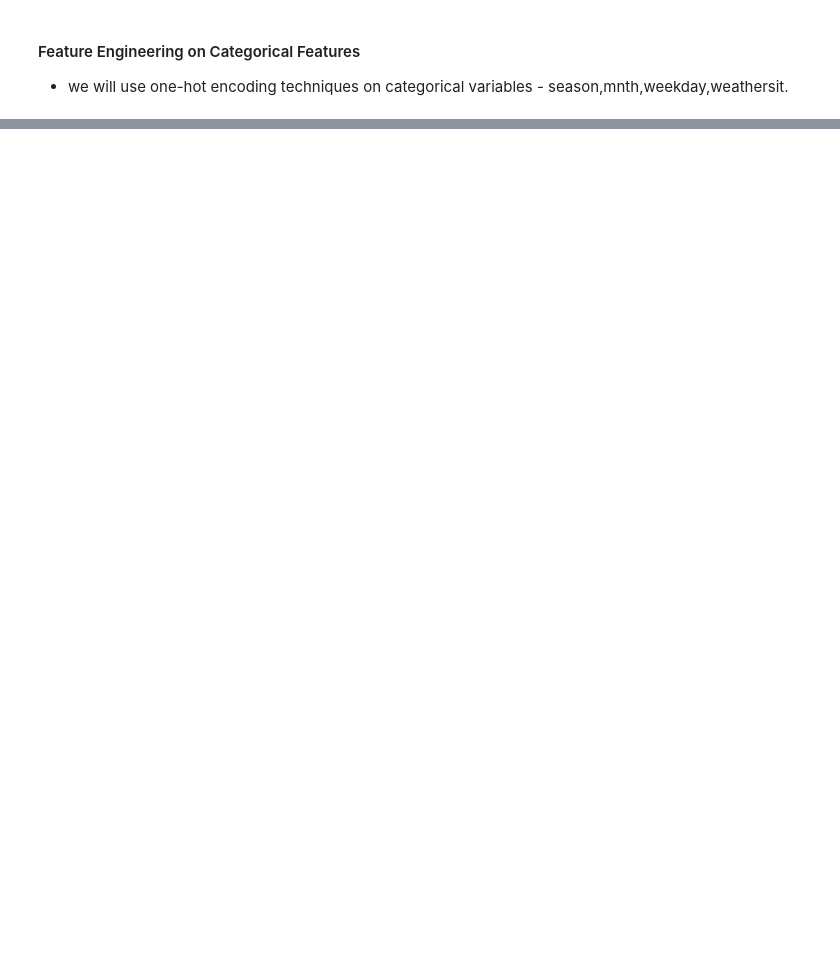
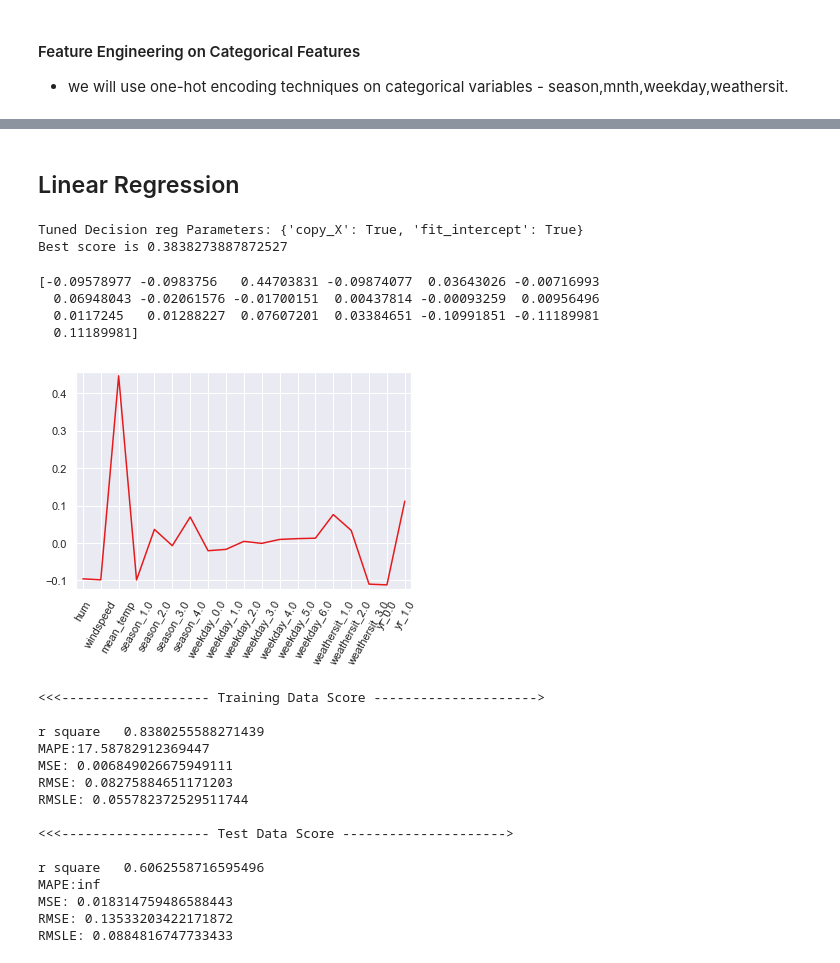
Before and after one commit to Akshaypatil7/Predicting-Bike-Rental-Count-Project, a Jupyter notebook: Predicting Bike Rental Count using Python.ipynb, the cells around one changed output, grey strips where cells are left out. Saved outputs shown, nothing was run; the diff lists cells and outputs as text; code cells hidden in the pictures; blank space fills up the shorter version.

```diff
--- a/Predicting Bike Rental Count using Python.ipynb
+++ b/Predicting Bike Rental Count using Python.ipynb
@@ -626,0 +761,59 @@ Index(['season', 'yr', 'mnth', 'holiday', 'weekday', 'workingday',
+# %% [markdown]
+## Linear Regression
+# %%
+# Setup the parameters and distributions to sample from: param_dist
+param_dist = {'copy_X':[True, False],
+          'fit_intercept':[True,False]}
+# Instantiate a Decision reg classifier: reg
+reg = LinearRegression()
+
+# Instantiate the gridSearchCV object: reg_cv
+reg_cv = GridSearchCV(reg, param_dist, cv=5,scoring='r2')
+
+# Fit it to the data
+reg_cv.fit(feature, target_cnt)
+
+# Print the tuned parameters and score
+print("Tuned Decision reg Parameters: {}".format(reg_cv.best_params_))
+print("Best score is {}".format(reg_cv.best_score_))
+# %% [output]
+Tuned Decision reg Parameters: {'copy_X': True, 'fit_intercept': True}
+Best score is 0.3838273887872527
+# %%
+# Instantiate a reg regressor: reg
+reg = LinearRegression(copy_X= True, fit_intercept=True)
+
+# Fit the regressor to the data
+reg.fit(train_features,train_target_cnt)
+
+# Compute and print the coefficients
+reg_coef = reg.coef_
+print(reg_coef)
+
+# Plot the coefficients
+plt.plot(range(len(feature.columns)), reg_coef)
+plt.xticks(range(len(feature.columns)), feature.columns.values, rotation=60)
+plt.margins(0.02)
+plt.show()
+test_scores(reg)
+# %% [output]
+[-0.09578977 -0.0983756   0.44703831 -0.09874077  0.03643026 -0.00716993
+  0.06948043 -0.02061576 -0.01700151  0.00437814 -0.00093259  0.00956496
+  0.0117245   0.01288227  0.07607201  0.03384651 -0.10991851 -0.11189981
+  0.11189981]
+[figure, added]
+<<<------------------- Training Data Score --------------------->
+
+r square   0.8380255588271439
+MAPE:17.58782912369447
+MSE: 0.006849026675949111
+RMSE: 0.08275884651171203
+RMSLE: 0.055782372529511744
+
+<<<------------------- Test Data Score --------------------->
+
+r square   0.6062558716595496
+MAPE:inf
+MSE: 0.018314759486588443
+RMSE: 0.13533203422171872
+RMSLE: 0.0884816747733433
```
Also changed, not shown: parts of 95 cells of this notebook, 1 other file.
